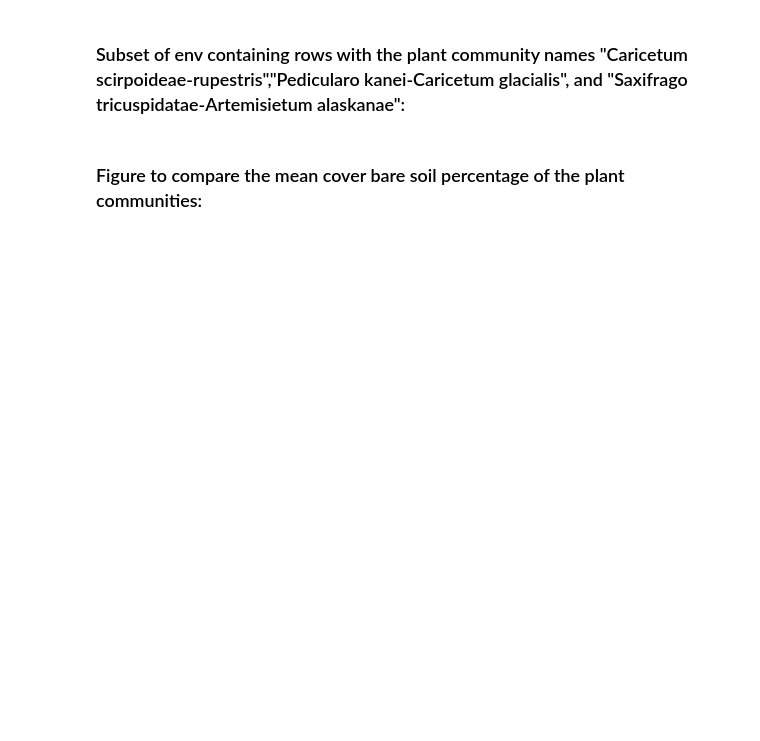
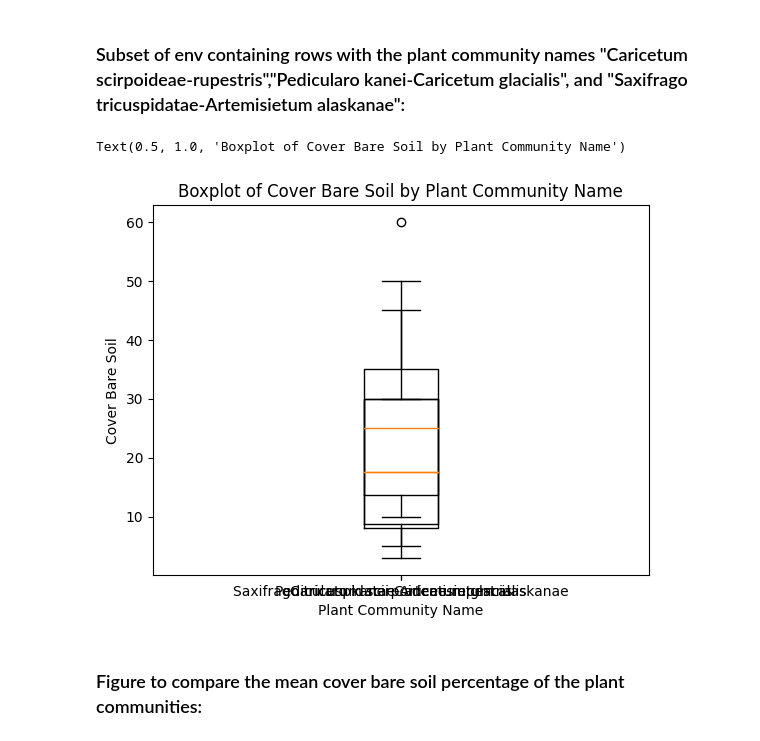
Before and after one commit to Mcaplovitz/Envs110-assignment-4, a Jupyter notebook: answers.ipynb, the cells around one changed output. Saved outputs shown, nothing was run; the diff lists cells and outputs as text; code cells hidden in the pictures; blank space fills up the shorter version.

```diff
--- a/answers.ipynb
+++ b/answers.ipynb
@@ -170,4 +186,20 @@ For all figures, label your axes descriptively with units. If necessary, create
 # %% [markdown]
 <h3> Subset of env containing rows with the plant community names "Caricetum scirpoideae-rupestris","Pedicularo kanei-Caricetum glacialis", and "Saxifrago tricuspidatae-Artemisietum alaskanae":
+# %%
+# Filter rows with specific values in the PLANT_COMMUNITY_NAME column
+boxplot = env[env["PLANT_COMMUNITY_NAME"].isin(["Caricetum scirpoideae-rupestris", "Pedicularo kanei-Caricetum glacialis", "Saxifrago tricuspidatae-Artemisietum alaskanae"])]
+
+# Group the filtered data by PLANT_COMMUNITY_NAME and plot a boxplot for each group
+grouped_df = boxplot.groupby("PLANT_COMMUNITY_NAME")
+for name, group in grouped_df:
+    plt.boxplot(group["COVER_BARE_SOIL"], labels=[name])
+
+# Add axis labels and title
+plt.xlabel("Plant Community Name")
+plt.ylabel("Cover Bare Soil")
+plt.title("Boxplot of Cover Bare Soil by Plant Community Name")
+# %% [output]
+Text(0.5, 1.0, 'Boxplot of Cover Bare Soil by Plant Community Name')
+[figure, added]
 # %% [markdown]
 <h3> Figure to compare the mean cover bare soil percentage of the plant communities:
```
Also changed, not shown: parts of 3 cells of this notebook.
